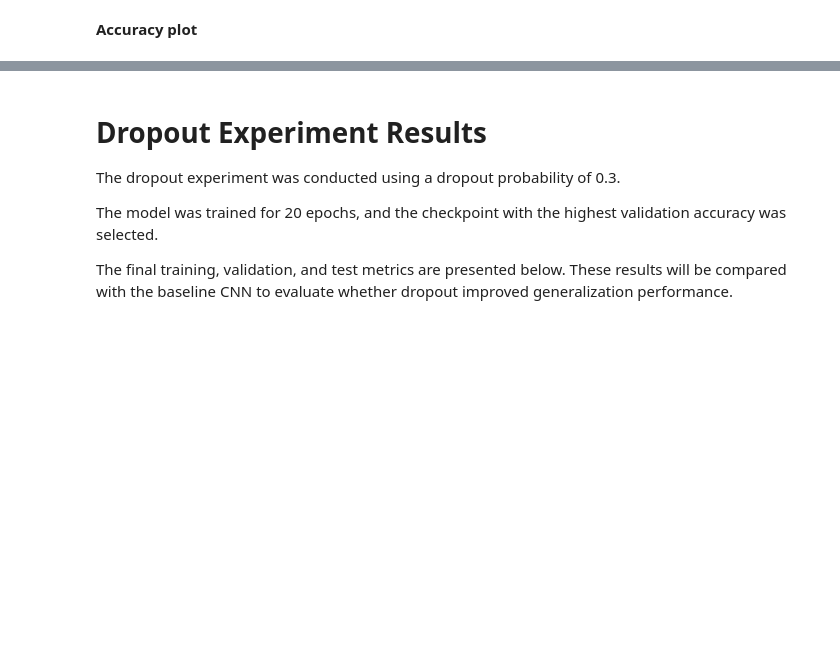
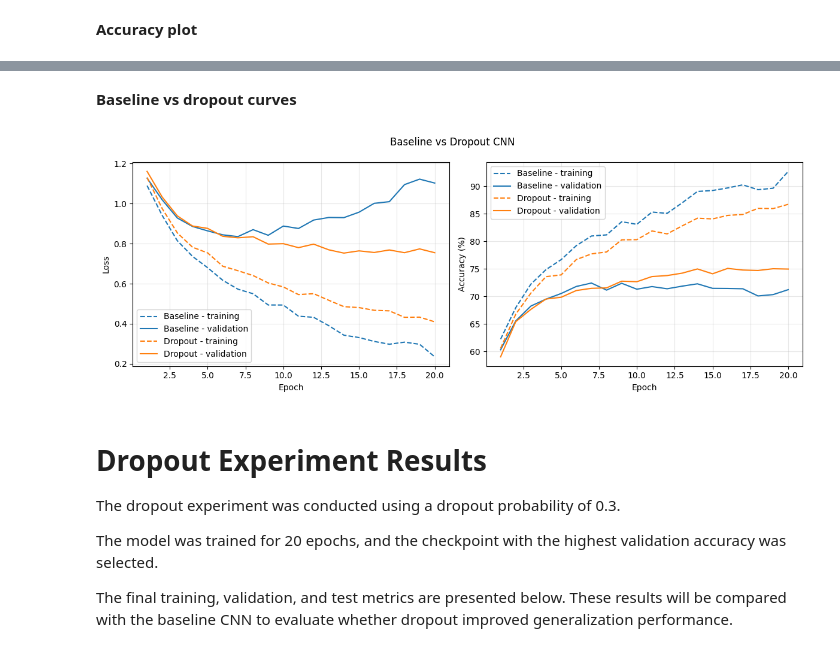
Before and after one commit to DewmithR/AI-ML---Assessment_1, a Jupyter notebook: 03_Exercise_3_Regularisation.ipynb, the cells around one changed output, grey strips where cells are left out. Saved outputs shown, nothing was run; the diff lists cells and outputs as text; code cells hidden in the pictures; blank space fills up the shorter version.

Commit message:
Add files via upload
Made changes to the dropout in exercise 3

```diff
--- a/03_Exercise_3_Regularisation.ipynb
+++ b/03_Exercise_3_Regularisation.ipynb
@@ -822,3 +876,22 @@ plt.show()
+# %% [markdown]
+**Baseline vs dropout curves**
+# %%
+fig, axes = plt.subplots(1, 2, figsize=(12, 4.5))
+for ax, key, ylabel in [(axes[0], "loss", "Loss"), (axes[1], "accuracy", "Accuracy (%)")]:
+    ax.plot(epochs_range, baseline_history[f"train_{key}"], "--", color="tab:blue", label="Baseline - training")
+    ax.plot(epochs_range, baseline_history[f"validation_{key}"], color="tab:blue", label="Baseline - validation")
+    ax.plot(epochs_range, dropout_history[f"train_{key}"], "--", color="tab:orange", label="Dropout - training")
+    ax.plot(epochs_range, dropout_history[f"validation_{key}"], color="tab:orange", label="Dropout - validation")
+    ax.set_xlabel("Epoch")
+    ax.set_ylabel(ylabel)
+    ax.grid(alpha=0.3)
+    ax.legend()
+fig.suptitle("Baseline vs Dropout CNN")
+plt.tight_layout()
+plt.savefig("baseline_vs_dropout_curves.png", dpi=300, bbox_inches="tight")
+plt.show()
+# %% [output]
+[figure, added]
 # %% [markdown]
 # Dropout Experiment Results
 
```
Also changed, not shown: parts of 43 cells of this notebook.
